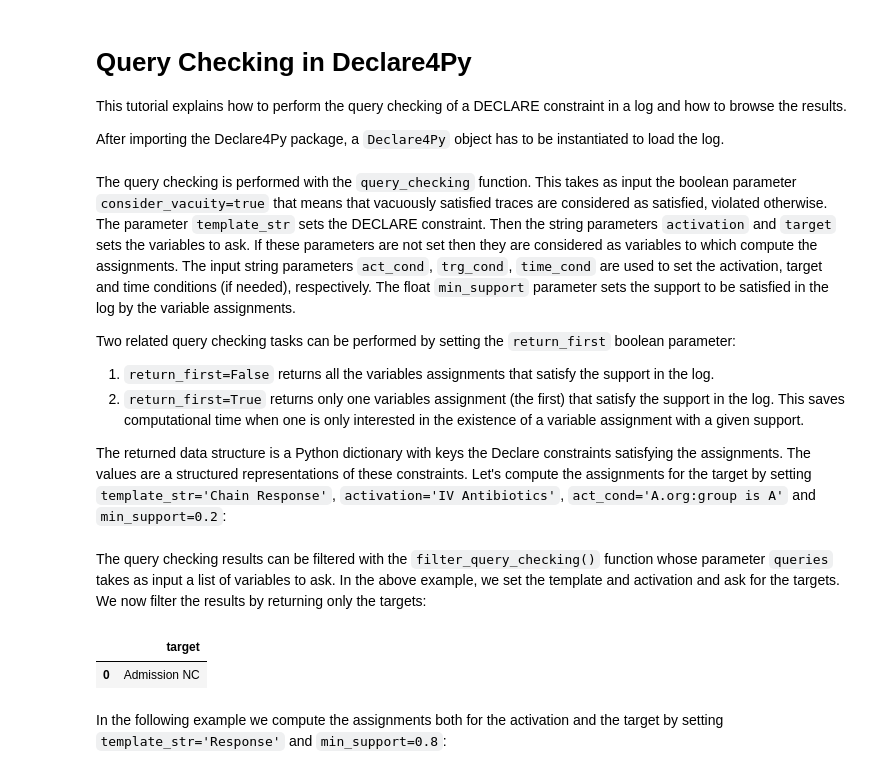
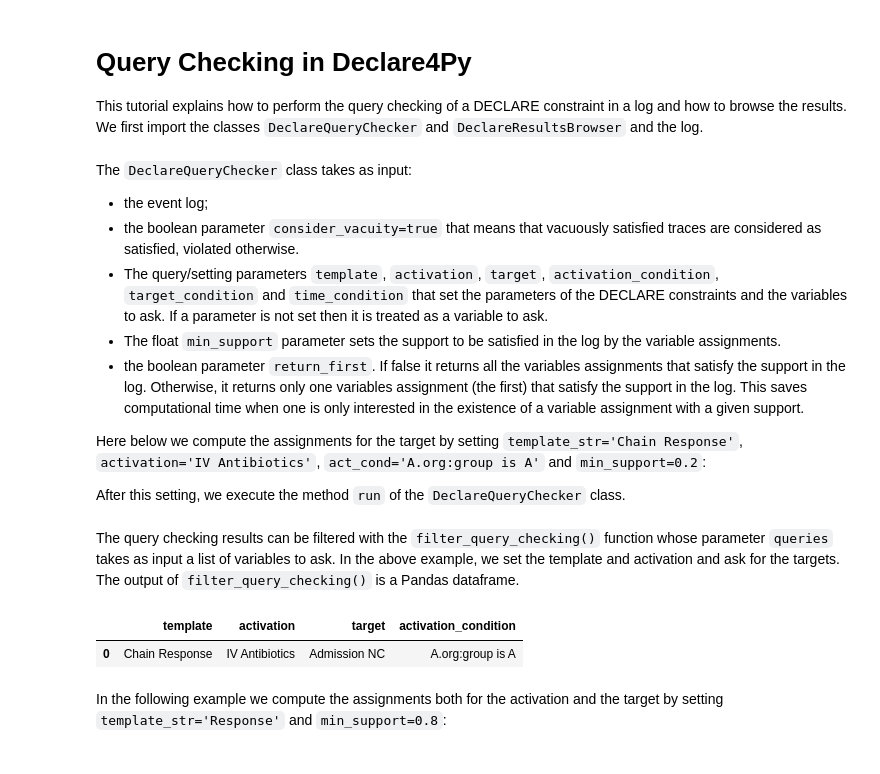
Before and after one commit to unibz-tessaris/Declare4Py, a Jupyter notebook: tutorials/query_checking.ipynb, the cells around one changed output. Drawn from its saved outputs; the diff is of its cells as text; code cells hidden in the pictures.

Commit message:
Refactors, fixings and tutorials updated

```diff
--- a/tutorials/query_checking.ipynb
+++ b/tutorials/query_checking.ipynb
@@ -1,9 +1,7 @@
 # %% [markdown]
 # Query Checking in Declare4Py
 
-This tutorial explains how to perform the query checking of a DECLARE constraint in a log and how to browse the results.
-
-After importing the Declare4Py package, a `Declare4Py` object has to be instantiated to load the log.
+This tutorial explains how to perform the query checking of a DECLARE constraint in a log and how to browse the results. We first import the classes `DeclareQueryChecker` and `DeclareResultsBrowser` and the log.
 # %%
 import sys
 import os
@@ -13,31 +11,34 @@ SCRIPT_DIR = pathlib.Path("..", "src").resolve()
 sys.path.append(os.path.dirname(SCRIPT_DIR))
 
 from src.declare4py.ProcessModels.DeclareModel import DeclareModel
-from src.declare4py.ProcessMiningTasks.DeclareQueryChecking.QueryChecker import QueryChecker
-from src.declare4py.ProcessMiningTasks.DeclareQueryChecking.ResultsBrowser import ResultsBrowser
+from src.declare4py.ProcessMiningTasks.QueryChecking.DeclareQueryChecker import DeclareQueryChecker
+from src.declare4py.ProcessMiningTasks.QueryChecking.DeclareResultsBrowser import DeclareResultsBrowser
 from src.declare4py.D4PyEventLog import D4PyEventLog
 
 log_path = os.path.join("..", "tests", "Sepsis Cases.xes.gz")
-event_log = D4PyEventLog()
+event_log = D4PyEventLog(concept_name="concept:name")
 event_log.parse_xes_log(log_path)
 # %% [markdown]
-The query checking is performed with the `query_checking` function. This takes as input the boolean parameter `consider_vacuity=true` that means that vacuously satisfied traces are considered as satisfied, violated otherwise. The parameter `template_str` sets the DECLARE constraint. Then the string parameters `activation` and `target` sets the variables to ask. If these parameters are not set then they are considered as variables to which compute the assignments. The input string parameters `act_cond`, `trg_cond`, `time_cond` are used to set the activation, target and time conditions (if needed), respectively. The float `min_support` parameter sets the support to be satisfied in the log by the variable assignments.
+The `DeclareQueryChecker` class takes as input:
+- the event log;
+- the boolean parameter `consider_vacuity=true` that means that vacuously satisfied traces are considered as satisfied, violated otherwise.
+- The query/setting parameters `template`, `activation`, `target`, `activation_condition`, `target_condition` and `time_condition` that set the parameters of the DECLARE constraints and the variables to ask. If a parameter is not set then it is treated as a variable to ask.
+- The float `min_support` parameter sets the support to be satisfied in the log by the variable assignments.
+- the boolean parameter `return_first`. If false it returns all the variables assignments that satisfy the support in the log. Otherwise, it returns only one variables assignment (the first) that satisfy the support in the log. This saves computational time when one is only interested in the existence of a variable assignment with a given support.
 
-Two related query checking tasks can be performed by setting the `return_first` boolean parameter:
-1. `return_first=False` returns all the variables assignments that satisfy the support in the log.
-2. `return_first=True` returns only one variables assignment (the first) that satisfy the support in the log. This saves computational time when one is only interested in the existence of a variable assignment with a given support.
+Here below we compute the assignments for the target by setting `template_str='Chain Response'`, `activation='IV Antibiotics'`, `act_cond='A.org:group is A'` and `min_support=0.2`:
 
-The returned data structure is a Python dictionary with keys the Declare constraints satisfying the assignments. The values are a structured representations of these constraints. Let's compute the assignments for the target by setting `template_str='Chain Response'`, `activation='IV Antibiotics'`, `act_cond='A.org:group is A'` and `min_support=0.2`:
+After this setting, we execute the method `run` of the `DeclareQueryChecker` class.
 # %%
-query_checker = QueryChecker(log=event_log, consider_vacuity=False, template='Chain Response', activation='IV Antibiotics', activation_condition='A.org:group is A', min_support=0.2, activity_attribute="concept:name", return_first=False)
-query_check_res: ResultsBrowser = query_checker.run()
+query_checker = DeclareQueryChecker(log=event_log, consider_vacuity=False, template='Chain Response', activation='IV Antibiotics', activation_condition='A.org:group is A', min_support=0.2, return_first=False)
+query_check_res: DeclareResultsBrowser = query_checker.run()
 # %% [markdown]
-The query checking results can be filtered with the `filter_query_checking()` function whose parameter `queries` takes as input a list of variables to ask. In the above example, we set the template and activation and ask for the targets. We now filter the results by returning only the targets:
+The query checking results can be filtered with the `filter_query_checking()` function whose parameter `queries` takes as input a list of variables to ask. In the above example, we set the template and activation and ask for the targets. The output of `filter_query_checking()` is a Pandas dataframe.
 # %%
-query_check_res.filter_query_checking(queries=['target'])
+query_check_res.filter_query_checking(queries=['template', 'activation', 'target', 'activation_condition'])
 # %% [output]
-|  | target |
-| 0 | Admission NC |
+|  | template | activation | target | activation_condition |
+| 0 | Chain Response | IV Antibiotics | Admission NC | A.org:group is A |
 # %% [markdown]
 In the following example we compute the assignments both for the activation and the target by setting `template_str='Response'` and `min_support=0.8`:
 # %%
```
Also changed, not shown: parts of 5 cells of this notebook, 8 other files.
